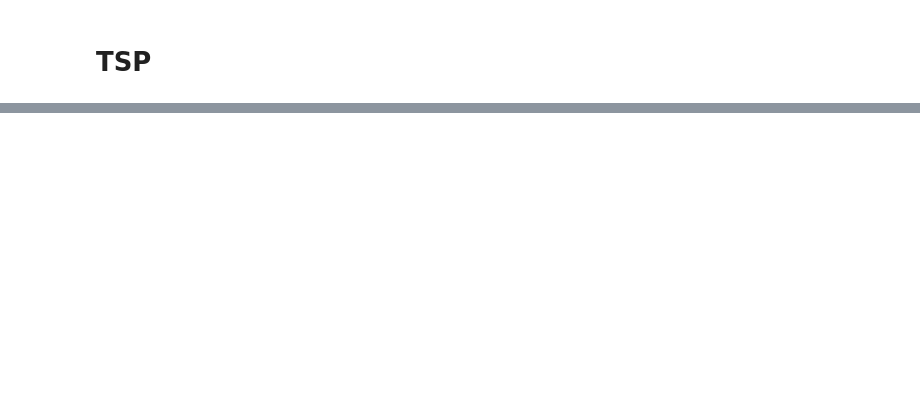
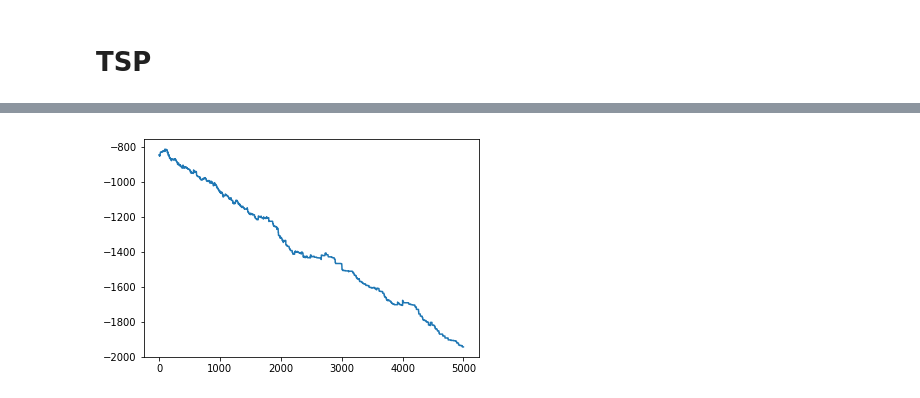
Before and after one commit to arkadiuss/computational-methods, a Jupyter notebook: lab4.ipynb, the cells around one changed output, grey strips where cells are left out. Saved outputs shown, nothing was run; the diff lists cells and outputs as text; code cells hidden in the pictures; blank space fills up the shorter version.

```diff
--- a/lab4.ipynb
+++ b/lab4.ipynb
@@ -73,0 +148,5 @@ plt.show()
+# %%
+plt.plot(i_x, i_y)
+plt.show()
+# %% [output]
+[figure, added]
```
Also changed, not shown: parts of 21 cells of this notebook.
